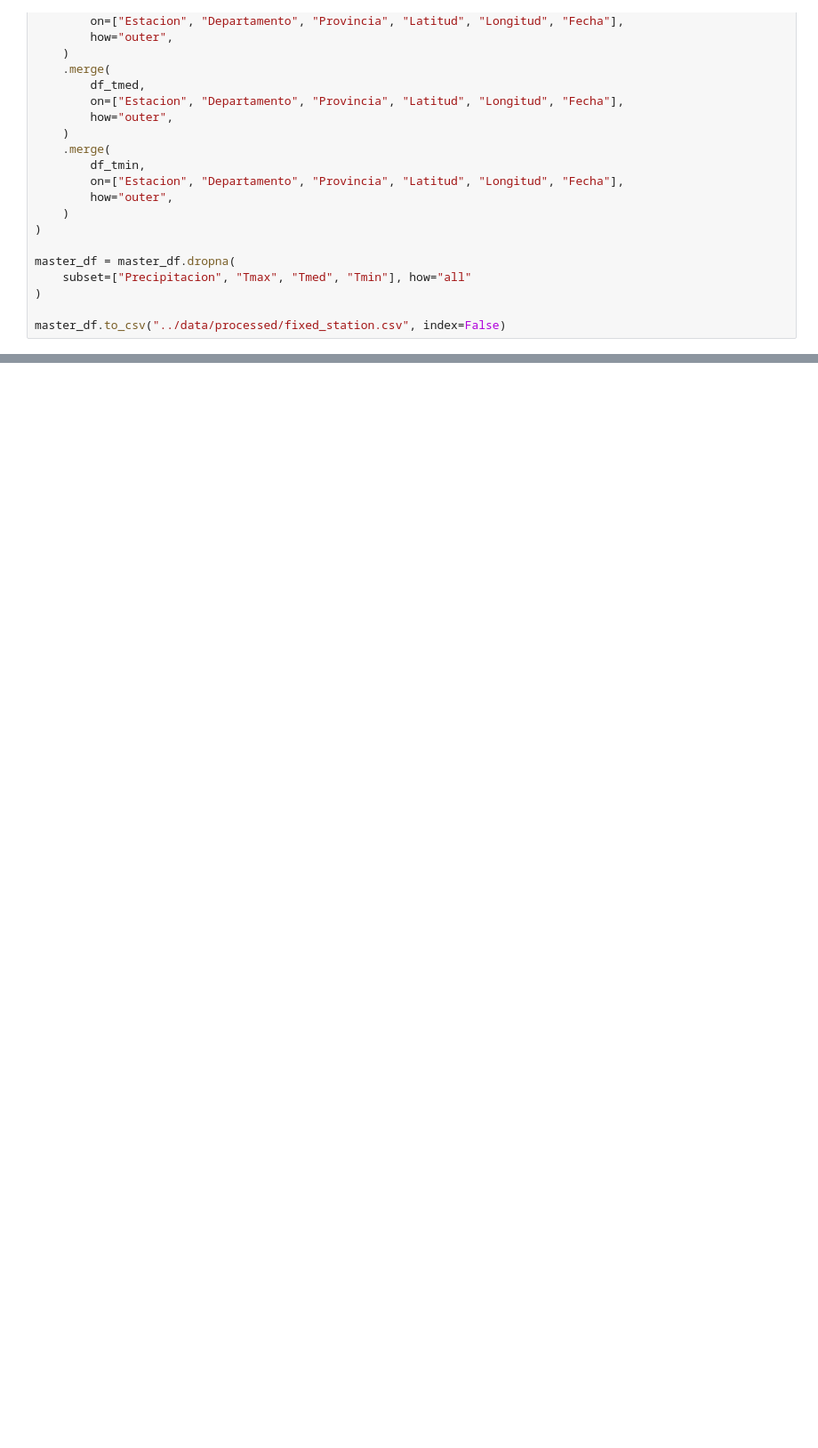
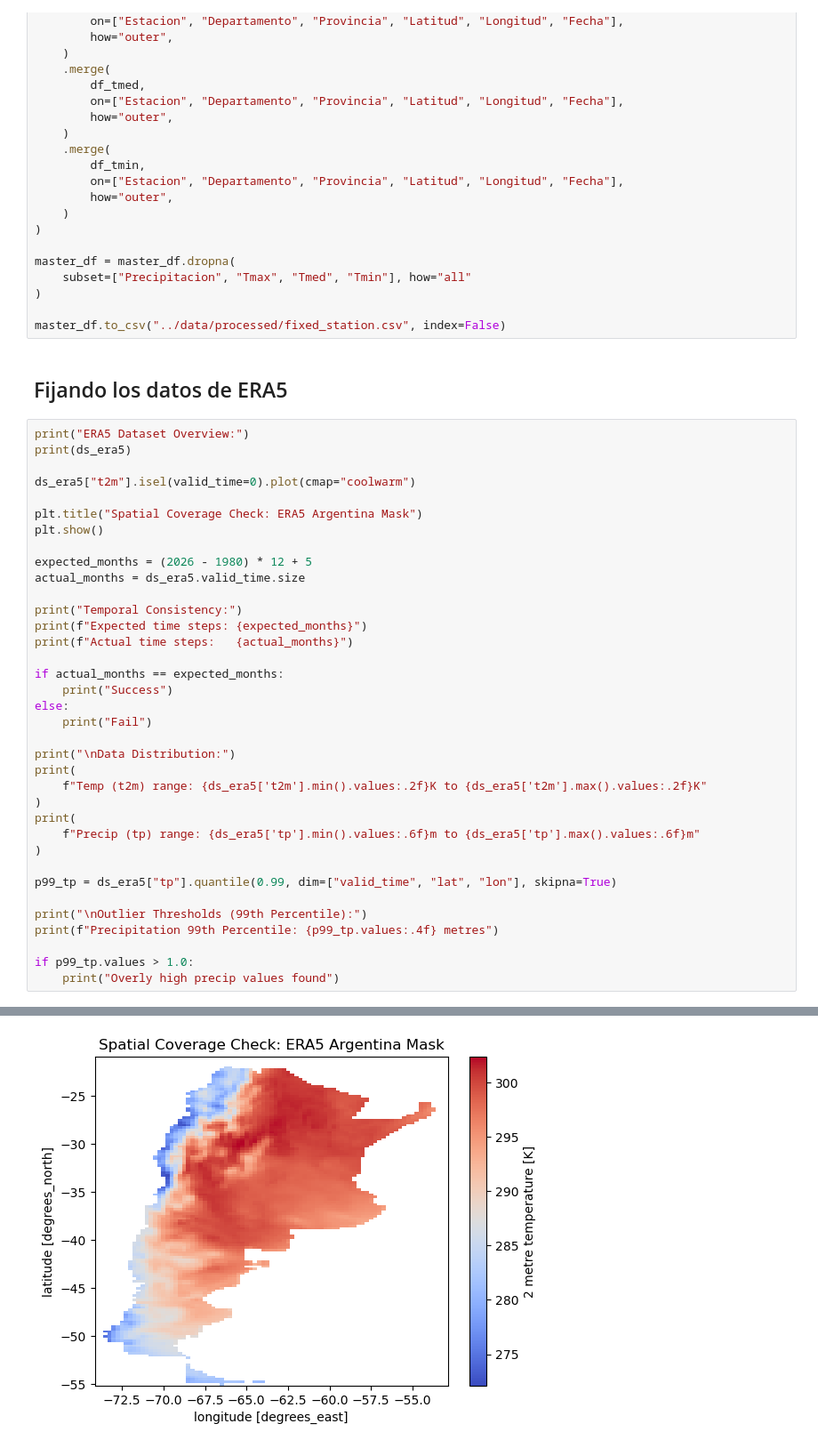
Before and after one commit to sgosmyt2/argentina-model-sequia, a Jupyter notebook: src/bias_correction.ipynb, the cells around one changed output, grey strips where cells are left out. Shown at 89% size. Cells and saved outputs as stored; diff of their text form; blank space fills up the shorter version.

Commit message:
completado limpiando del era5ra5 datos

```diff
--- a/src/bias_correction.ipynb
+++ b/src/bias_correction.ipynb
@@ -245,3 +245,42 @@ master_df = master_df.dropna(
 )
 
 master_df.to_csv("../data/processed/fixed_station.csv", index=False)
+# %% [markdown]
+## Fijando los datos de ERA5
+# %%
+print("ERA5 Dataset Overview:")
+print(ds_era5)
+
+ds_era5["t2m"].isel(valid_time=0).plot(cmap="coolwarm")
+
+plt.title("Spatial Coverage Check: ERA5 Argentina Mask")
+plt.show()
+
+expected_months = (2026 - 1980) * 12 + 5
+actual_months = ds_era5.valid_time.size
+
+print("Temporal Consistency:")
+print(f"Expected time steps: {expected_months}")
+print(f"Actual time steps:   {actual_months}")
+
+if actual_months == expected_months:
+    print("Success")
+else:
+    print("Fail")
+
+print("\nData Distribution:")
+print(
+    f"Temp (t2m) range: {ds_era5['t2m'].min().values:.2f}K to {ds_era5['t2m'].max().values:.2f}K"
+)
+print(
+    f"Precip (tp) range: {ds_era5['tp'].min().values:.6f}m to {ds_era5['tp'].max().values:.6f}m"
+)
+
+p99_tp = ds_era5["tp"].quantile(0.99, dim=["valid_time", "lat", "lon"], skipna=True)
+
+print("\nOutlier Thresholds (99th Percentile):")
+print(f"Precipitation 99th Percentile: {p99_tp.values:.4f} metres")
+
+if p99_tp.values > 1.0:
+    print("Overly high precip values found")
+# %% [output]
@@ -247,0 +306 @@ master_df.to_csv("../data/processed/fixed_station.csv", index=False)
+[figure, added]
```
Also changed, not shown: parts of 6 cells of this notebook, 3 other files.
